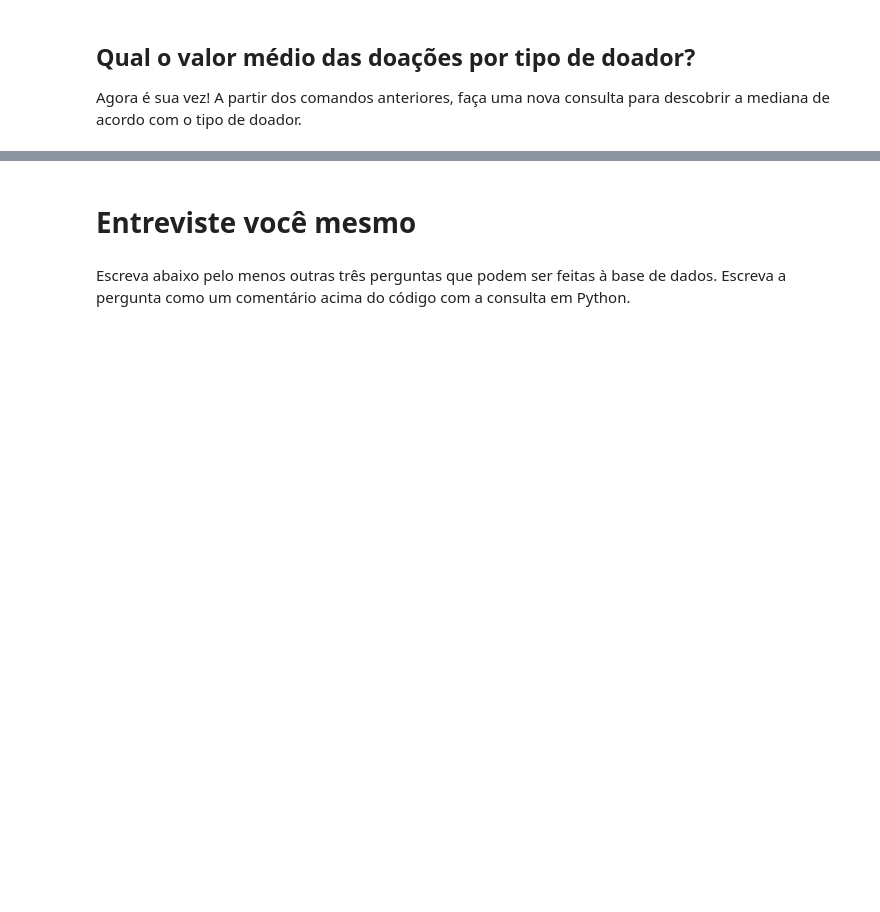
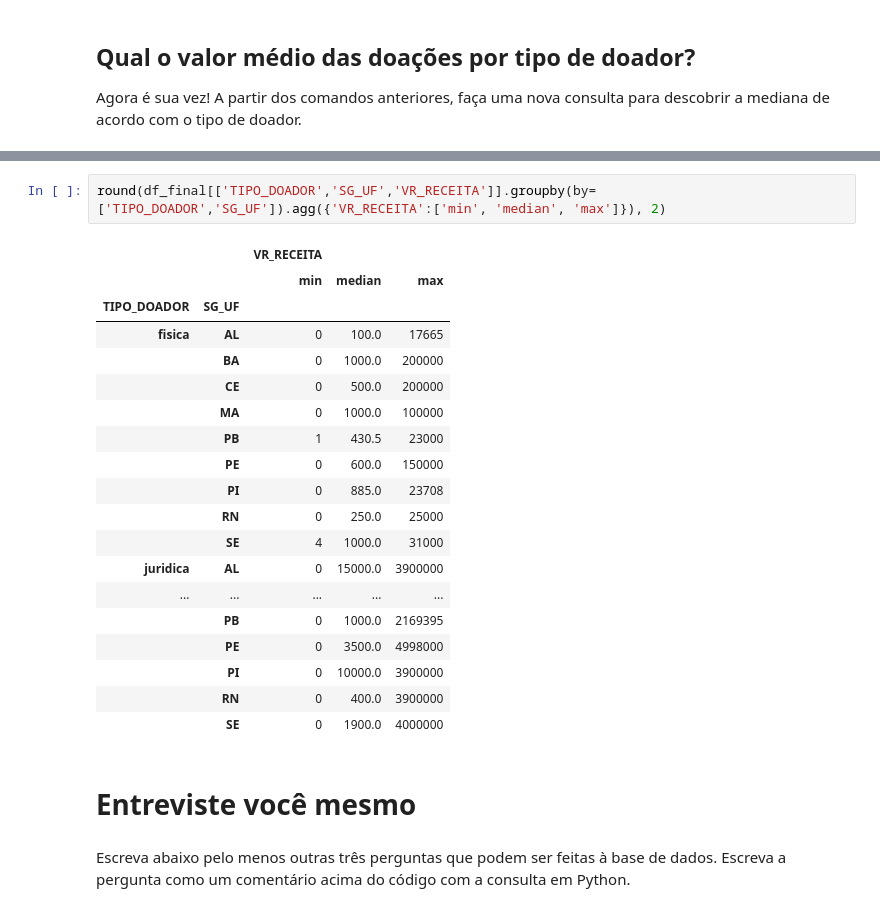
Before and after one commit to geofausto/python-inovacao-civica, a Jupyter notebook: semana_2/Semana_2_desafio_fausto.ipynb, the cells around one changed output, grey strips where cells are left out. Drawn from its saved outputs; the diff is of its cells as text; blank space fills up the shorter version.

```diff
--- a/semana_2/Semana_2_desafio_fausto.ipynb
+++ b/semana_2/Semana_2_desafio_fausto.ipynb
@@ -294,3 +387,25 @@ Agora é sua vez! A partir dos comandos anteriores, faça uma nova consulta para
+# %%
+round(df_final[['TIPO_DOADOR','SG_UF','VR_RECEITA']].groupby(by=['TIPO_DOADOR','SG_UF']).agg({'VR_RECEITA':['min', 'median', 'max']}), 2)
+# %% [output]
+|  |  | VR_RECEITA |  |  |
+|  |  | min | median | max |
+| TIPO_DOADOR | SG_UF |  |  |  |
+| fisica | AL | 0 | 100.0 | 17665 |
+|  | BA | 0 | 1000.0 | 200000 |
+|  | CE | 0 | 500.0 | 200000 |
+|  | MA | 0 | 1000.0 | 100000 |
+|  | PB | 1 | 430.5 | 23000 |
+|  | PE | 0 | 600.0 | 150000 |
+|  | PI | 0 | 885.0 | 23708 |
+|  | RN | 0 | 250.0 | 25000 |
+|  | SE | 4 | 1000.0 | 31000 |
+| juridica | AL | 0 | 15000.0 | 3900000 |
+| ... | ... | ... | ... | ... |
+|  | PB | 0 | 1000.0 | 2169395 |
+|  | PE | 0 | 3500.0 | 4998000 |
+|  | PI | 0 | 10000.0 | 3900000 |
+|  | RN | 0 | 400.0 | 3900000 |
+|  | SE | 0 | 1900.0 | 4000000 |
 # %% [markdown]
 # Entreviste você mesmo
 # %% [markdown]
```
Also changed, not shown: parts of 12 cells of this notebook.
